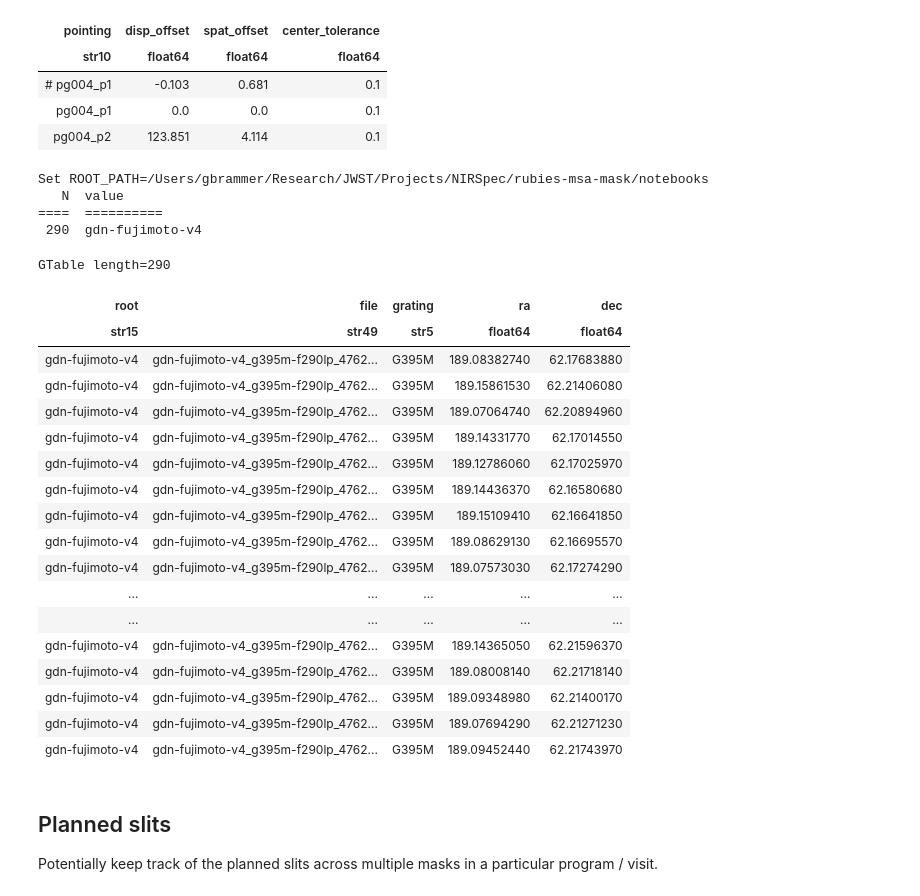
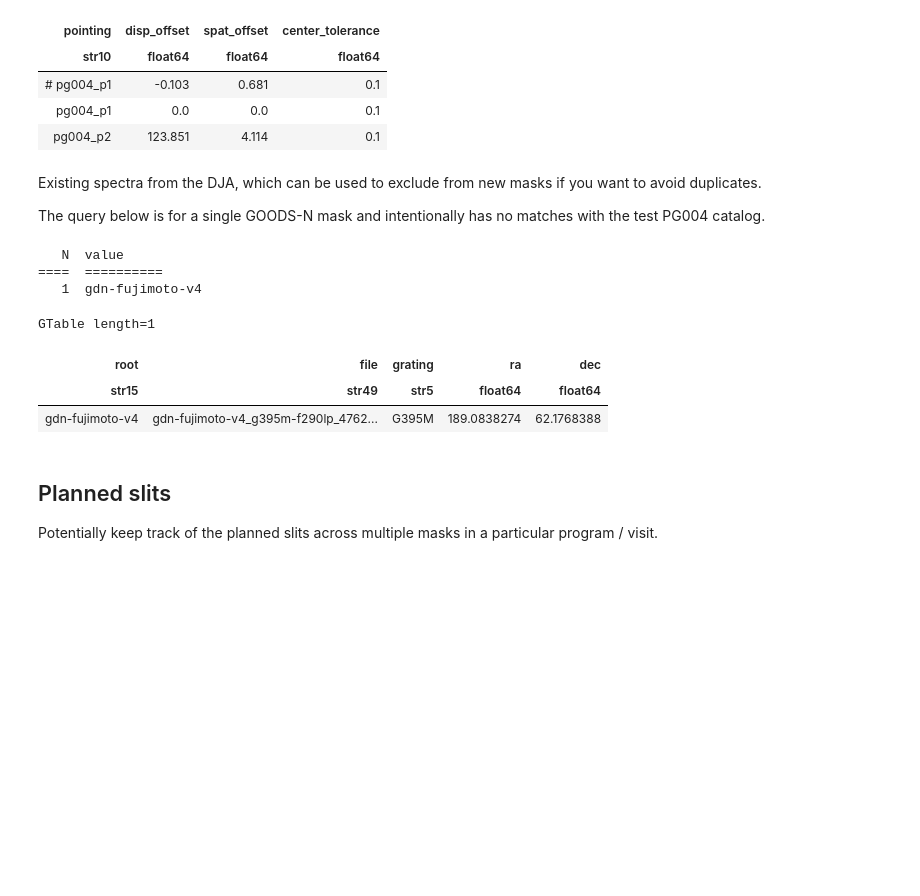
Before and after one commit to gbrammer/rubies-msa-mask, a Jupyter notebook: notebooks/make_masks.ipynb, the cells around one changed output. Saved outputs shown, nothing was run; the diff lists cells and outputs as text; code cells hidden in the pictures; blank space fills up the shorter version.

Commit message:
dummy dja_spec query

```diff
--- a/notebooks/make_masks.ipynb
+++ b/notebooks/make_masks.ipynb
@@ -286,48 +286,40 @@ GTable length=3
 | # pg004_p1 | -0.103 | 0.681 | 0.1 |
 | pg004_p1 | 0.0 | 0.0 | 0.1 |
 | pg004_p2 | 123.851 | 4.114 | 0.1 |
+# %% [markdown]
+Existing spectra from the DJA, which can be used to exclude from new masks if
+you want to avoid duplicates.
+
+The query below is for a single GOODS-N mask and intentionally has no matches with the test PG004 catalog.
 # %%
-# Existing spectra from the DJA, which can be used to exclude from new masks if
-# you want to avoid duplicates.
-
 from grizli.aws import db
 
 try:
     _ = dja_spec
 except:
-    dja_spec = db.SQL(
-        """SELECT root, file, grating, ra, dec FROM nirspec_extractions where
-        (ra > 188 AND ra < 191 AND dec > 60 AND dec < 63)"""
-    " AND root = 'gdn-fujimoto-v4' AND grating = 'G395M'"
-# " AND grating in ('PRISM'))"
-    )
+    try:
+        dja_spec = xdb.SQL(
+            """SELECT root, file, grating, ra, dec FROM nirspec_extractions where
+            (ra > 188 AND ra < 191 AND dec > 60 AND dec < 63)"""
+        " AND root = 'gdn-fujimoto-v4' AND grating = 'G395M'"
+    # " AND grating in ('PRISM'))"
+        )
+    except:
+        dja_spec = utils.GTable(
+            names=["root", "file", "grating", "ra", "dec"],
+            rows=[["gdn-fujimoto-v4", "gdn-fujimoto-v4_g395m-f290lp_4762_18879.spec.fits", "G395M", 189.08382740, 62.17683880]]
+        )
 
 utils.Unique(dja_spec['root'])
 dja_spec
 # %% [output]
-Set ROOT_PATH=/Users/gbrammer/Research/JWST/Projects/NIRSpec/rubies-msa-mask/notebooks
    N  value
 ====  ==========
- 290  gdn-fujimoto-v4
+   1  gdn-fujimoto-v4
-GTable length=290
+GTable length=1
 | root | file | grating | ra | dec |
 | str15 | str49 | str5 | float64 | float64 |
-| gdn-fujimoto-v4 | gdn-fujimoto-v4_g395m-f290lp_4762... | G395M | 189.08382740 | 62.17683880 |
-| gdn-fujimoto-v4 | gdn-fujimoto-v4_g395m-f290lp_4762... | G395M | 189.15861530 | 62.21406080 |
-| gdn-fujimoto-v4 | gdn-fujimoto-v4_g395m-f290lp_4762... | G395M | 189.07064740 | 62.20894960 |
-| gdn-fujimoto-v4 | gdn-fujimoto-v4_g395m-f290lp_4762... | G395M | 189.14331770 | 62.17014550 |
-| gdn-fujimoto-v4 | gdn-fujimoto-v4_g395m-f290lp_4762... | G395M | 189.12786060 | 62.17025970 |
-| gdn-fujimoto-v4 | gdn-fujimoto-v4_g395m-f290lp_4762... | G395M | 189.14436370 | 62.16580680 |
-| gdn-fujimoto-v4 | gdn-fujimoto-v4_g395m-f290lp_4762... | G395M | 189.15109410 | 62.16641850 |
-| gdn-fujimoto-v4 | gdn-fujimoto-v4_g395m-f290lp_4762... | G395M | 189.08629130 | 62.16695570 |
-| gdn-fujimoto-v4 | gdn-fujimoto-v4_g395m-f290lp_4762... | G395M | 189.07573030 | 62.17274290 |
-| ... | ... | ... | ... | ... |
-| ... | ... | ... | ... | ... |
-| gdn-fujimoto-v4 | gdn-fujimoto-v4_g395m-f290lp_4762... | G395M | 189.14365050 | 62.21596370 |
-| gdn-fujimoto-v4 | gdn-fujimoto-v4_g395m-f290lp_4762... | G395M | 189.08008140 | 62.21718140 |
-| gdn-fujimoto-v4 | gdn-fujimoto-v4_g395m-f290lp_4762... | G395M | 189.09348980 | 62.21400170 |
-| gdn-fujimoto-v4 | gdn-fujimoto-v4_g395m-f290lp_4762... | G395M | 189.07694290 | 62.21271230 |
-| gdn-fujimoto-v4 | gdn-fujimoto-v4_g395m-f290lp_4762... | G395M | 189.09452440 | 62.21743970 |
+| gdn-fujimoto-v4 | gdn-fujimoto-v4_g395m-f290lp_4762... | G395M | 189.0838274 | 62.1768388 |
 # %% [markdown]
 ## Planned slits
 
```
